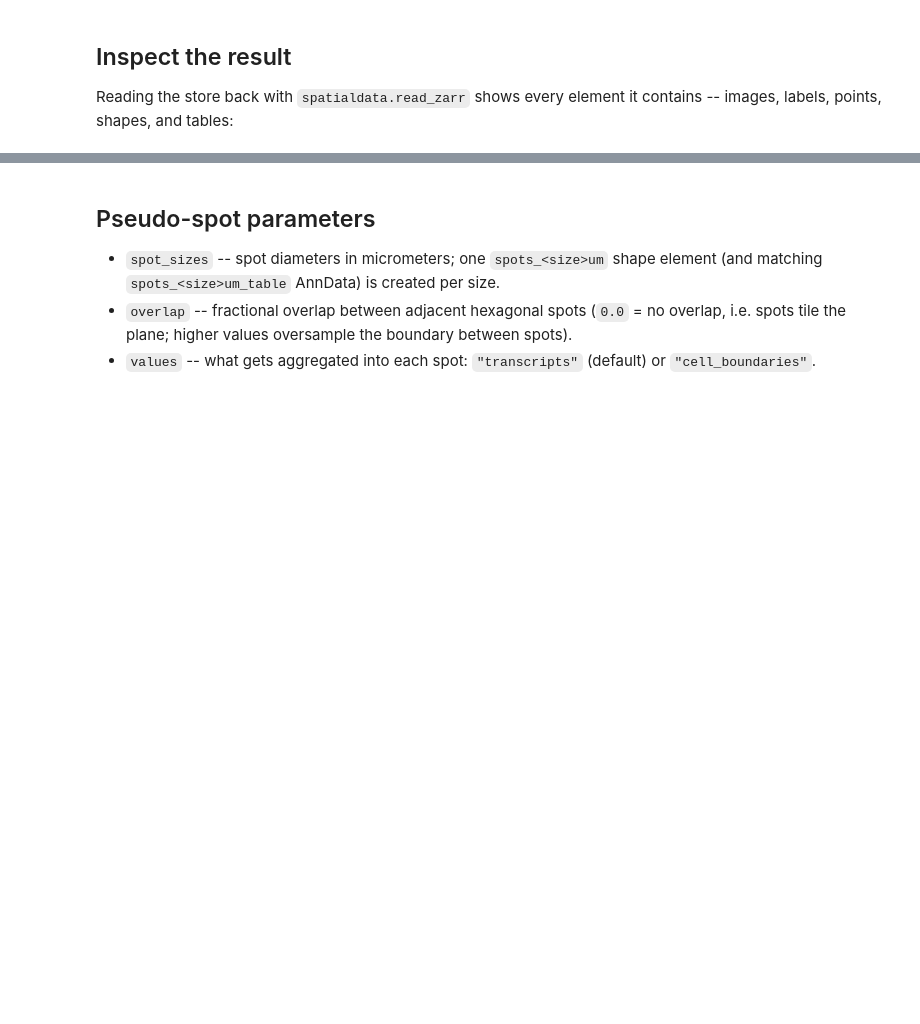
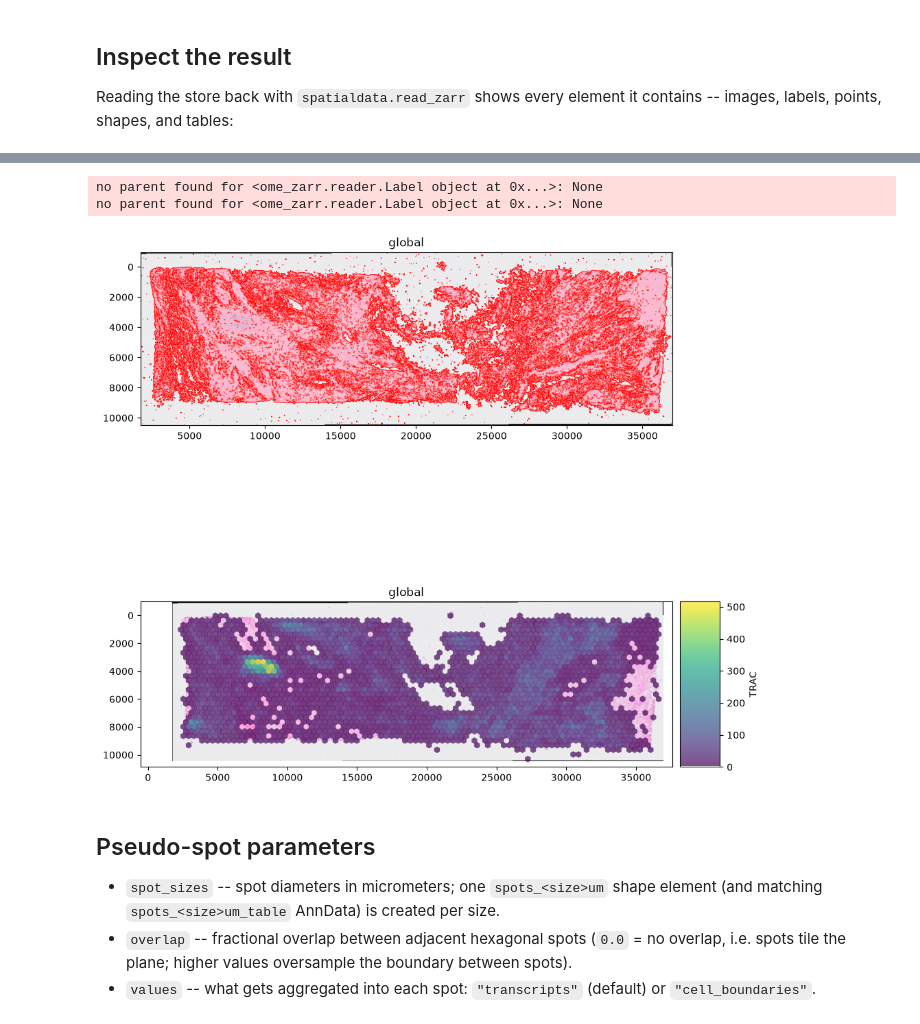
Before and after one commit to peng-lab/spatialrefinery, a Jupyter notebook: docs/notebooks/xenium_to_zarr.ipynb, the cells around one changed output, grey strips where cells are left out. Saved outputs shown, nothing was run; the diff lists cells and outputs as text; code cells hidden in the pictures; blank space fills up the shorter version.

```diff
--- a/docs/notebooks/xenium_to_zarr.ipynb
+++ b/docs/notebooks/xenium_to_zarr.ipynb
@@ -20,9 +22,11 @@ dask.config.set({"dataframe.query-planning": False})
 
 Edit these to point at your own data. `DATASET_PATH` is a single Xenium output directory (one biospecimen); `OUTPUT_PATH` is where the zarr store (and, later, the zip archive) will be written.
 # %%
-DATASET_PATH = Path("xenium_example/raw/example_study/example_study_outs")
-OUTPUT_PATH = Path("xenium_example/processed")
-OUTPUT_NAME = "example_study"
+DATASET_PATH = Path(
+    "/Users/rushin.gindra/Documents/Research/SpatialProjects/Phoenix/datasets/tenx/Xenium_V1_hKidney_cancer_section"
+)
+OUTPUT_PATH = Path("/Users/rushin.gindra/Documents/Research/SpatialProjects/Phoenix/datasets/example_zarr_files")
+OUTPUT_NAME = "Xenium_V1_hKidney_cancer"
 
 OUTPUT_PATH.mkdir(parents=True, exist_ok=True)
 # %% [markdown]
@@ -52,3 +102,24 @@ sdata
+# %%
+import matplotlib.pyplot as plt
+from spatialdata_plot.pl.utils import set_zero_in_cmap_to_transparent
+
+sdata = sd.read_zarr(zarr_path)
+
+fig, axs = plt.subplots(2, 1, figsize=(10, 12))
+
+new_cmap = set_zero_in_cmap_to_transparent(cmap="viridis")
+# # new_cmap = "viridis"
+sdata.pl.render_images("he_image").pl.render_shapes(
+    "tissue_contours", color="pink", fill_alpha=0.7, outline_width=1.0, outline_alpha=1.0, outline_color="red"
+).pl.show(ax=axs[0])
+
+sdata.pl.render_images("he_image").pl.render_shapes("spots_100um", color="TRAC", cmap=new_cmap, fill_alpha=0.7).pl.show(
+    ax=axs[1]
+)
+# %% [output]
+no parent found for <ome_zarr.reader.Label object at 0x...>: None
+no parent found for <ome_zarr.reader.Label object at 0x...>: None
+[figure, added]
 # %% [markdown]
 ## Pseudo-spot parameters
 
```
Also changed, not shown: parts of 4 cells of this notebook, 2 other files.
